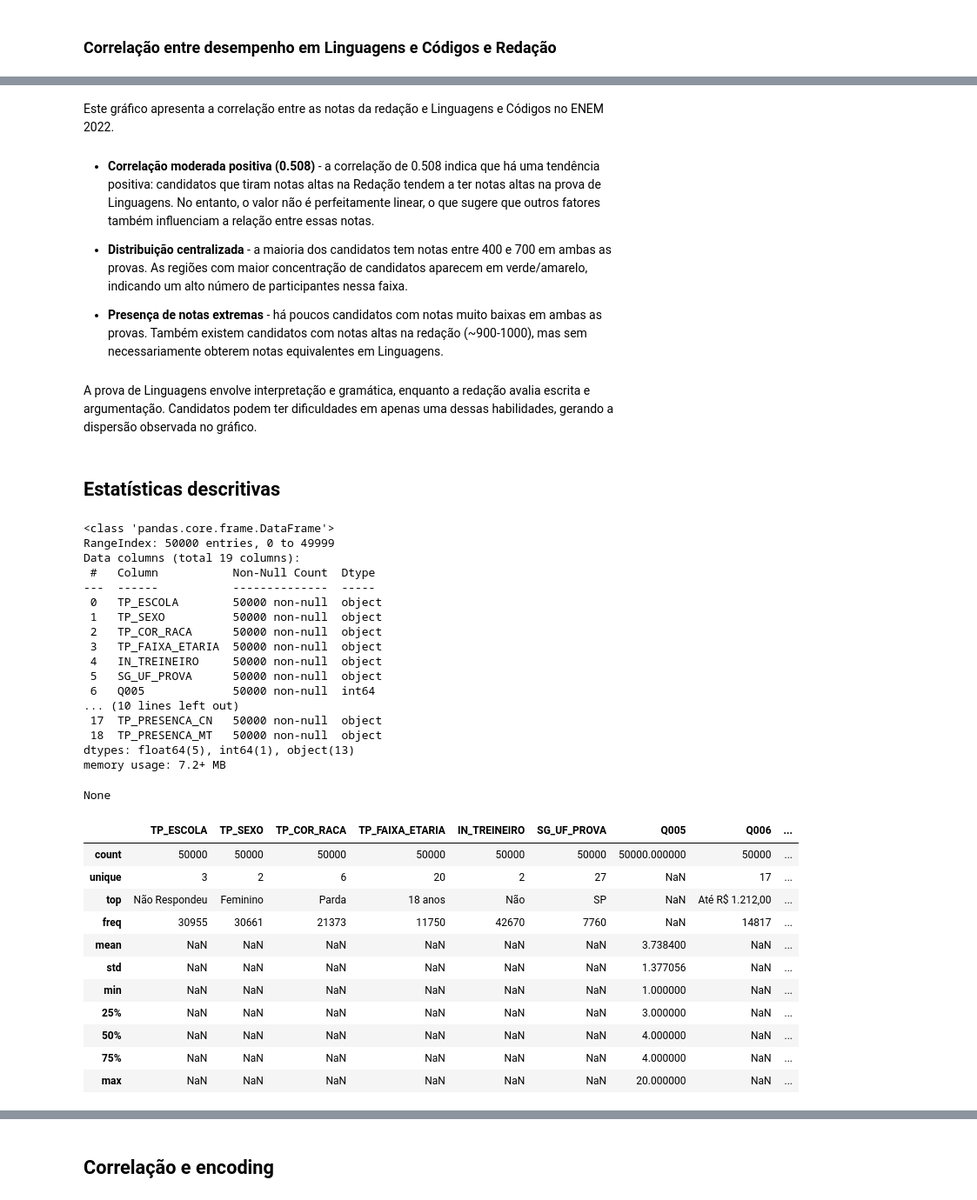
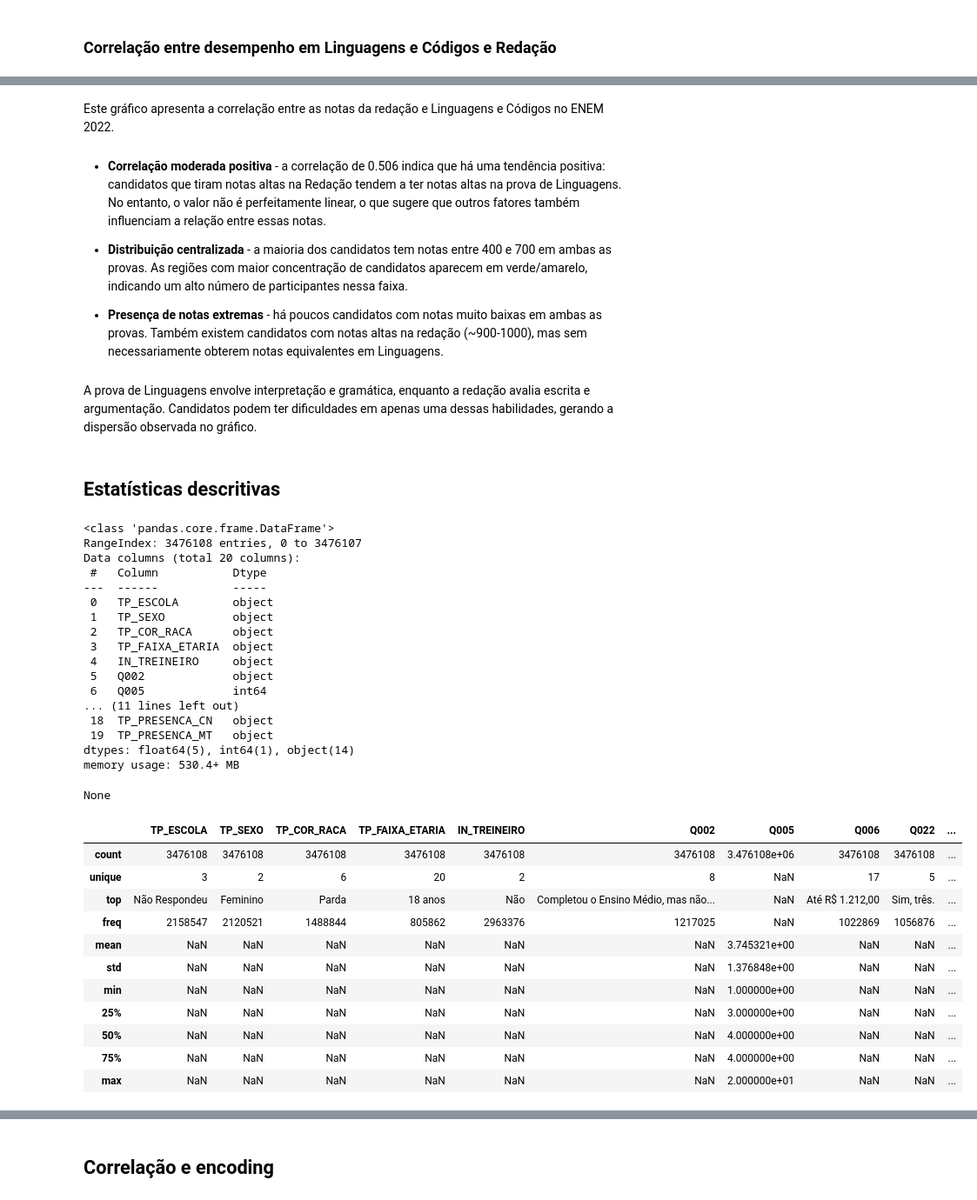
Before and after one commit to jrsuri/enem-analytics, a Jupyter notebook: notebooks/02 - EDA.ipynb, the cells around one changed output, grey strips where cells are left out. Shown at 87% size. Cells and saved outputs as stored; diff of their text form; code cells hidden in the pictures.

```diff
--- a/notebooks/02 - EDA.ipynb
+++ b/notebooks/02 - EDA.ipynb
@@ -376,7 +376,7 @@ plt.show()
 # %% [markdown]
 Este gráfico apresenta a correlação entre as notas da redação e Linguagens e Códigos no ENEM 2022.
 #
-+ **Correlação moderada positiva (0.508)** - a correlação de 0.508 indica que há uma tendência positiva: candidatos que tiram notas altas na Redação tendem a ter notas altas na prova de Linguagens. No entanto, o valor não é perfeitamente linear, o que sugere que outros fatores também influenciam a relação entre essas notas.
++ **Correlação moderada positiva** - a correlação de 0.506 indica que há uma tendência positiva: candidatos que tiram notas altas na Redação tendem a ter notas altas na prova de Linguagens. No entanto, o valor não é perfeitamente linear, o que sugere que outros fatores também influenciam a relação entre essas notas.
 
 + **Distribuição centralizada** - a maioria dos candidatos tem notas entre 400 e 700 em ambas as provas. As regiões com maior concentração de candidatos aparecem em verde/amarelo, indicando um alto número de participantes nessa faixa.
 
@@ -394,62 +394,63 @@ colunas_importantes = [
     'TP_COR_RACA',
     'TP_FAIXA_ETARIA',
     'IN_TREINEIRO', # A informação se o candidato é treineiro pode ser relevante para prever sua nota ou presença em provas
-    'SG_UF_PROVA',  # É possível que características regionais influenciem na nota
+    'Q002',         # Escolaridade da mãe ou responsável mulher
     'Q005',         # Quantas pessoas moram na mesma casa
     'Q006',         # Renda mensal familiar
+    'Q022',         # Possui celular
     'Q024',         # Possui computador
     'Q025',         # Possui internet
 
     # É possível usar as variáveis socioeconômicas para prever a nota do candidato. Serão mantidas como possíveis variáveis alvo para o modelo
     'NU_NOTA_LC',
     'NU_NOTA_CH',
     'NU_NOTA_CN',
     'NU_NOTA_MT',
     'NU_NOTA_REDACAO',
 
     # Além de prever as notas, é possível usar as informações do dataset para prever se o candidato irá faltar a uma prova. Serão mantidas como possíveis variáveis alvo para o modelo
     'TP_PRESENCA_LC',
     'TP_PRESENCA_CH',
     'TP_PRESENCA_CN',
     'TP_PRESENCA_MT'
 ]
 
 # Exibe informações gerais
 display(df[colunas_importantes].info())
 
 # Estatísticas descritivas apenas para as colunas escolhidas
 display(df[colunas_importantes].describe(include='all'))
 # %% [output]
 <class 'pandas.core.frame.DataFrame'>
-RangeIndex: 50000 entries, 0 to 49999
-Data columns (total 19 columns):
- #   Column           Non-Null Count  Dtype
----  ------           --------------  -----
- 0   TP_ESCOLA        50000 non-null  object
- 1   TP_SEXO          50000 non-null  object
- 2   TP_COR_RACA      50000 non-null  object
- 3   TP_FAIXA_ETARIA  50000 non-null  object
- 4   IN_TREINEIRO     50000 non-null  object
- 5   SG_UF_PROVA      50000 non-null  object
- 6   Q005             50000 non-null  int64
-... (10 lines left out)
- 17  TP_PRESENCA_CN   50000 non-null  object
- 18  TP_PRESENCA_MT   50000 non-null  object
-dtypes: float64(5), int64(1), object(13)
-memory usage: 7.2+ MB
+RangeIndex: 3476108 entries, 0 to 3476107
+Data columns (total 20 columns):
+ #   Column           Dtype
+---  ------           -----
+ 0   TP_ESCOLA        object
+ 1   TP_SEXO          object
+ 2   TP_COR_RACA      object
+ 3   TP_FAIXA_ETARIA  object
+ 4   IN_TREINEIRO     object
+ 5   Q002             object
+ 6   Q005             int64
+... (11 lines left out)
+ 18  TP_PRESENCA_CN   object
+ 19  TP_PRESENCA_MT   object
+dtypes: float64(5), int64(1), object(14)
+memory usage: 530.4+ MB
 None
-|  | TP_ESCOLA | TP_SEXO | TP_COR_RACA | TP_FAIXA_ETARIA | IN_TREINEIRO | SG_UF_PROVA | Q005 | Q006 | ... |
-| count | 50000 | 50000 | 50000 | 50000 | 50000 | 50000 | 50000.000000 | 50000 | ... |
-| unique | 3 | 2 | 6 | 20 | 2 | 27 | NaN | 17 | ... |
-| top | Não Respondeu | Feminino | Parda | 18 anos | Não | SP | NaN | Até R$ 1.212,00 | ... |
-| freq | 30955 | 30661 | 21373 | 11750 | 42670 | 7760 | NaN | 14817 | ... |
-| mean | NaN | NaN | NaN | NaN | NaN | NaN | 3.738400 | NaN | ... |
-| std | NaN | NaN | NaN | NaN | NaN | NaN | 1.377056 | NaN | ... |
-| min | NaN | NaN | NaN | NaN | NaN | NaN | 1.000000 | NaN | ... |
-| 25% | NaN | NaN | NaN | NaN | NaN | NaN | 3.000000 | NaN | ... |
-| 50% | NaN | NaN | NaN | NaN | NaN | NaN | 4.000000 | NaN | ... |
-| 75% | NaN | NaN | NaN | NaN | NaN | NaN | 4.000000 | NaN | ... |
-| max | NaN | NaN | NaN | NaN | NaN | NaN | 20.000000 | NaN | ... |
+|  | TP_ESCOLA | TP_SEXO | TP_COR_RACA | TP_FAIXA_ETARIA | IN_TREINEIRO | Q002 | Q005 | Q006 | Q022 | ... |
+| count | 3476108 | 3476108 | 3476108 | 3476108 | 3476108 | 3476108 | 3.476108e+06 | 3476108 | 3476108 | ... |
+| unique | 3 | 2 | 6 | 20 | 2 | 8 | NaN | 17 | 5 | ... |
+| top | Não Respondeu | Feminino | Parda | 18 anos | Não | Completou o Ensino Médio, mas não... | NaN | Até R$ 1.212,00 | Sim, três. | ... |
+| freq | 2158547 | 2120521 | 1488844 | 805862 | 2963376 | 1217025 | NaN | 1022869 | 1056876 | ... |
+| mean | NaN | NaN | NaN | NaN | NaN | NaN | 3.745321e+00 | NaN | NaN | ... |
+| std | NaN | NaN | NaN | NaN | NaN | NaN | 1.376848e+00 | NaN | NaN | ... |
+| min | NaN | NaN | NaN | NaN | NaN | NaN | 1.000000e+00 | NaN | NaN | ... |
+| 25% | NaN | NaN | NaN | NaN | NaN | NaN | 3.000000e+00 | NaN | NaN | ... |
+| 50% | NaN | NaN | NaN | NaN | NaN | NaN | 4.000000e+00 | NaN | NaN | ... |
+| 75% | NaN | NaN | NaN | NaN | NaN | NaN | 4.000000e+00 | NaN | NaN | ... |
+| max | NaN | NaN | NaN | NaN | NaN | NaN | 2.000000e+01 | NaN | NaN | ... |
 # %% [markdown]
 **Informações gerais**
 - O dataset tem uma mistura de variáveis categóricas e numéricas.
```
Also changed, not shown: parts of 12 cells of this notebook, 8 other files.
